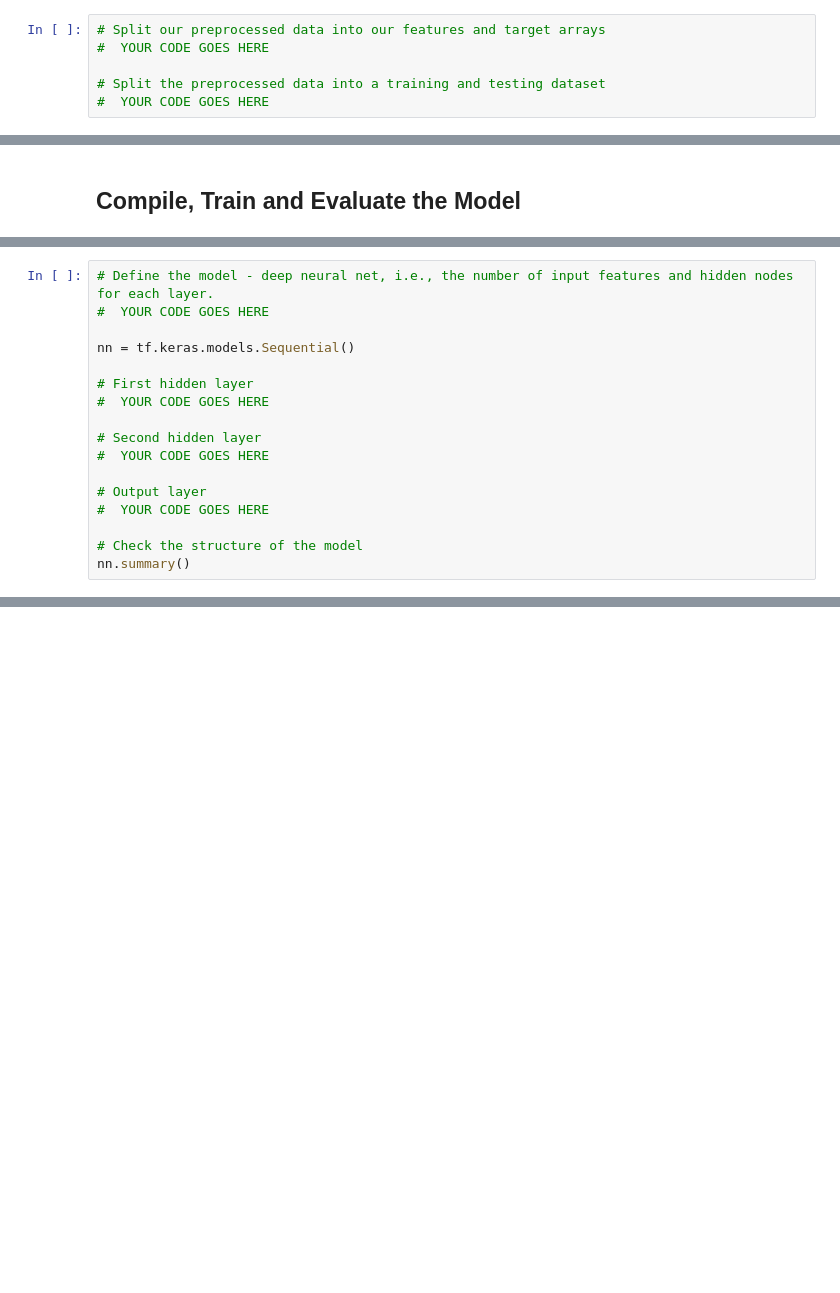
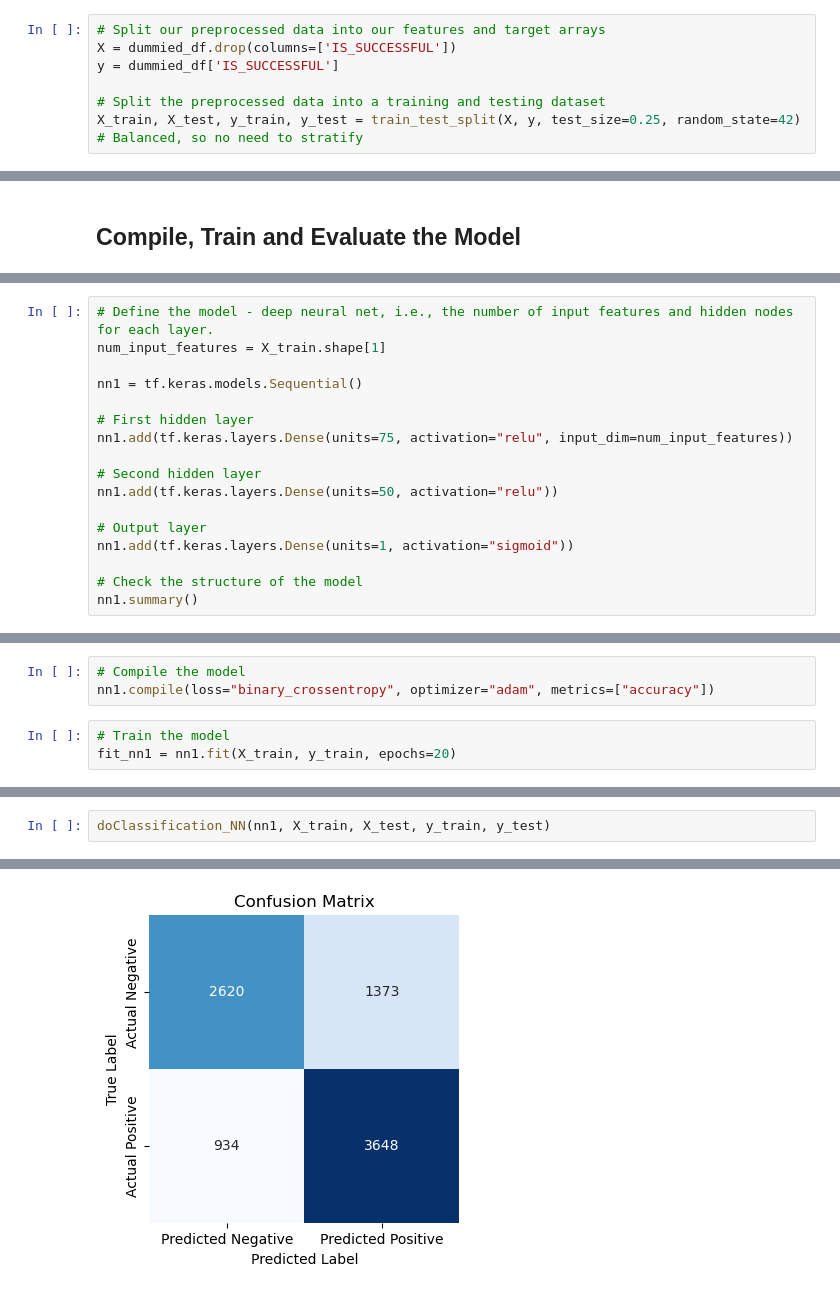
Before and after one commit to wrp94/ds-hw-21-deep-learning, a Jupyter notebook: notebooks/deep_learning_models.ipynb, the cells around one changed output, grey strips where cells are left out. Drawn from its saved outputs; the diff is of its cells as text; blank space fills up the shorter version.

Commit message:
finished training

```diff
--- a/notebooks/deep_learning_models.ipynb
+++ b/notebooks/deep_learning_models.ipynb
@@ -344,6 +370,7 @@ dummied_df.head()
 # %%
 # Split our preprocessed data into our features and target arrays
-#  YOUR CODE GOES HERE
+X = dummied_df.drop(columns=['IS_SUCCESSFUL'])
+y = dummied_df['IS_SUCCESSFUL']
 
 # Split the preprocessed data into a training and testing dataset
-#  YOUR CODE GOES HERE
+X_train, X_test, y_train, y_test = train_test_split(X, y, test_size=0.25, random_state=42) # Balanced, so no need to stratify
@@ -362,17 +460,17 @@ X_test_scaled = X_scaler.transform(X_test)
 # %%
 # Define the model - deep neural net, i.e., the number of input features and hidden nodes for each layer.
-#  YOUR CODE GOES HERE
+num_input_features = X_train.shape[1]
 
-nn = tf.keras.models.Sequential()
+nn1 = tf.keras.models.Sequential()
 
 # First hidden layer
-#  YOUR CODE GOES HERE
+nn1.add(tf.keras.layers.Dense(units=75, activation="relu", input_dim=num_input_features))
 
 # Second hidden layer
-#  YOUR CODE GOES HERE
+nn1.add(tf.keras.layers.Dense(units=50, activation="relu"))
 
 # Output layer
-#  YOUR CODE GOES HERE
+nn1.add(tf.keras.layers.Dense(units=1, activation="sigmoid"))
 
 # Check the structure of the model
-nn.summary()
+nn1.summary()
@@ -384,0 +496,6 @@ nn.summary()
+# %%
+# Compile the model
+nn1.compile(loss="binary_crossentropy", optimizer="adam", metrics=["accuracy"])
+# %%
+# Train the model
+fit_nn1 = nn1.fit(X_train, y_train, epochs=20)
@@ -388,0 +529,3 @@ print(f"Loss: {model_loss}, Accuracy: {model_accuracy}")
+# %%
+doClassification_NN(nn1, X_train, X_test, y_train, y_test)
+# %% [output]
@@ -388,0 +549 @@ print(f"Loss: {model_loss}, Accuracy: {model_accuracy}")
+[figure, added]
```
Also changed, not shown: parts of 39 cells of this notebook, 7 other files.
